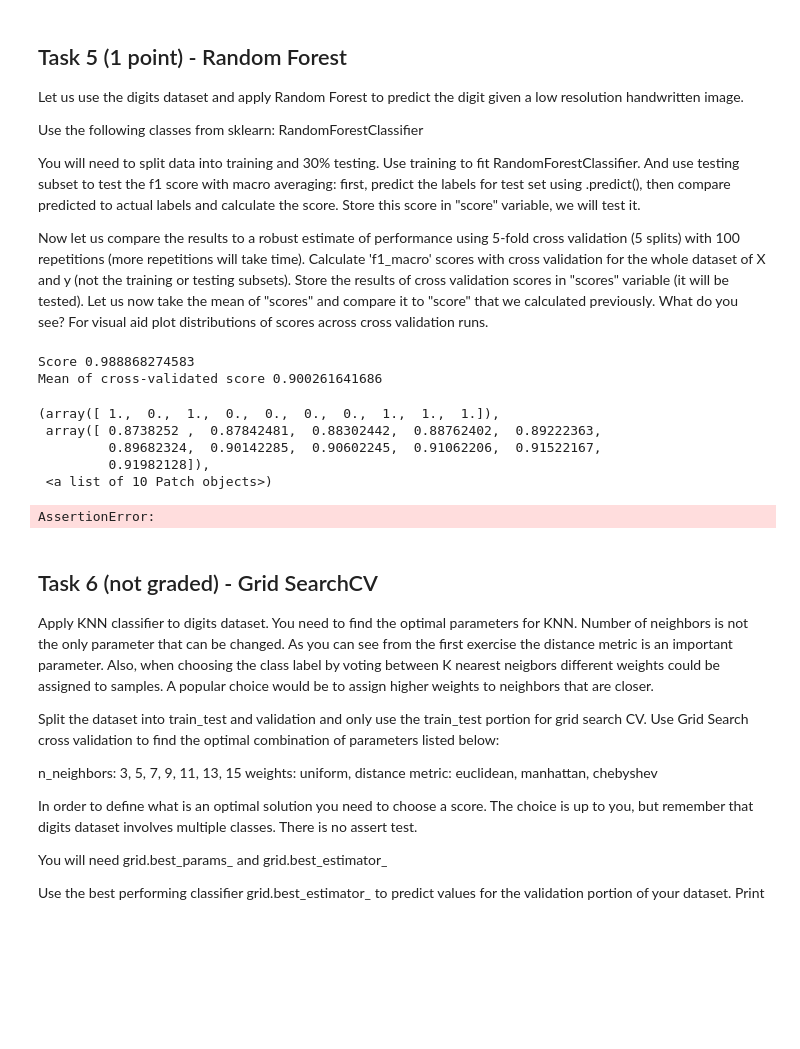
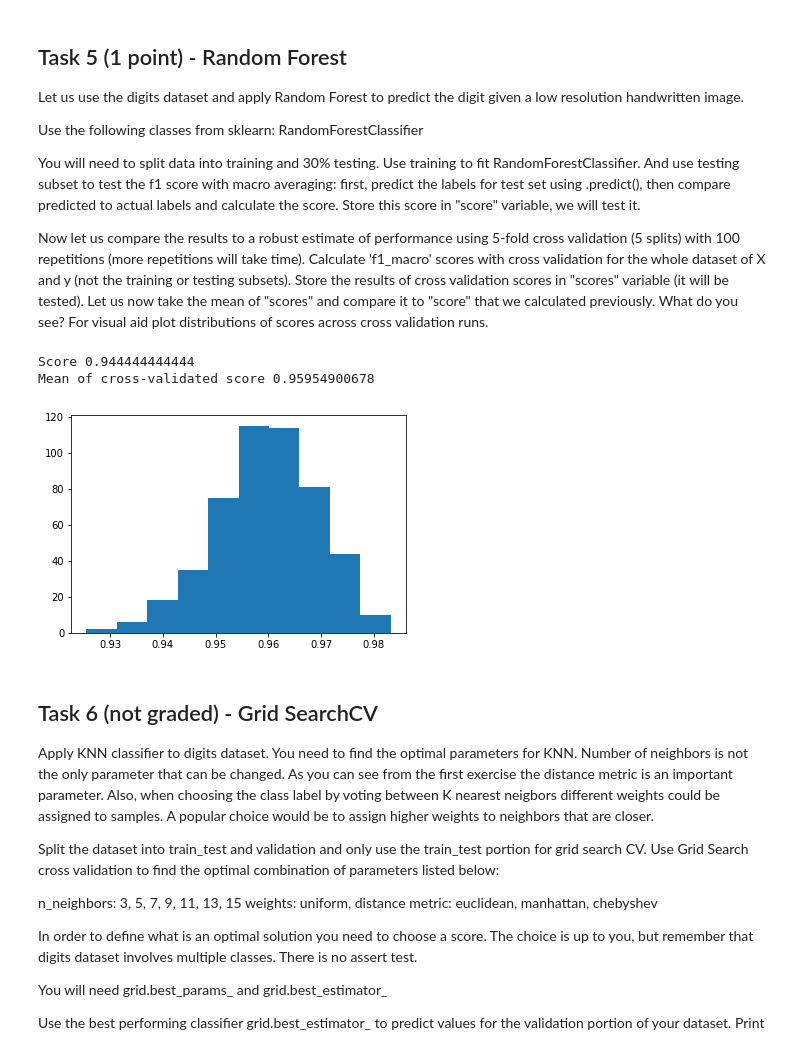
Before and after one commit to HussainAther/machinelearning, a Jupyter notebook: Wk08/Week8-assignment.ipynb, the cells around one changed output. Drawn from its saved outputs; the diff is of its cells as text; code cells hidden in the pictures; blank space fills up the shorter version.

```diff
--- a/Wk08/Week8-assignment.ipynb
+++ b/Wk08/Week8-assignment.ipynb
@@ -280,54 +282,45 @@ y = digits['target']
 # %%
 from sklearn.ensemble import RandomForestClassifier
 from sklearn.model_selection import RepeatedStratifiedKFold
 from sklearn.model_selection import cross_val_score
+from sklearn.metrics import accuracy_score
+from sklearn.model_selection import train_test_split
 from sklearn.linear_model import LogisticRegression
-from sklearn.naive_bayes import MultinomialNB
 import numpy as np
 import matplotlib.pyplot as plt
 
-X_train = []
-X_test = []
-y_train = []
-y_test = []
+X_train, X_test, y_train, y_test = train_test_split(X, y, test_size=0.3, stratify=y, random_state=123456)
 
-cutoff = .7 * len(X)
-for i in range(len(X)):
-    if i < cutoff:
-        X_train.append(X[i])
-        y_train.append(y[i])
-    else:
-        X_test.append(X[i])
-        y_test.append(y[i])
+rf = RandomForestClassifier()
 
-clf = RandomForestClassifier()
+rf.fit(X_train, y_train)
+predictions = rf.predict(X_test)
 
-clf.fit(X_train, y_train)
-
-score = 1-np.mean(clf.predict(X_test) - y_test)
-print("Score " + str(score))
+score = accuracy_score(y_test, predictions)
+print("Accuracy Score " + str(score))
 
 rskf = RepeatedStratifiedKFold(n_splits=5, n_repeats=100)
 
-scores = cross_val_score(clf, X, y, cv=5, scoring='f1_macro')
+lr = LogisticRegression()
+
+scores = cross_val_score(lr, X, y, cv=rskf, scoring='f1_macro')
+
 print("Mean of cross-validated score " + str(np.mean(scores)))
 
 plt.hist(scores)
+plt.show()
+# Our cross-validated score is higher than the accuracy score.
+# From the plot of scores, we see a mean cross-validated score near the upper end of the
+# distribution. The entire distribution takes a normal Gaussian curve centered around approximately 0.96.
 # %% [output]
-Score 0.988868274583
-Mean of cross-validated score 0.900261641686
+Score 0.944444444444
+Mean of cross-validated score 0.95954900678
-(array([ 1.,  0.,  1.,  0.,  0.,  0.,  0.,  1.,  1.,  1.]),
- array([ 0.8738252 ,  0.87842481,  0.88302442,  0.88762402,  0.89222363,
-         0.89682324,  0.90142285,  0.90602245,  0.91062206,  0.91522167,
-         0.91982128]),
- <a list of 10 Patch objects>)
+[figure, added]
 # %%
 assert X.shape == (1797, 64)
 assert y.shape == (1797, )
 assert score > 0.91
 assert np.percentile(scores, 5) < score < np.percentile(scores, 95)
-# %% [output]
-AssertionError:
 # %% [markdown]
 ## Task 6 (not graded) - Grid SearchCV
 
```
Also changed, not shown: parts of 1 cell of this notebook.
